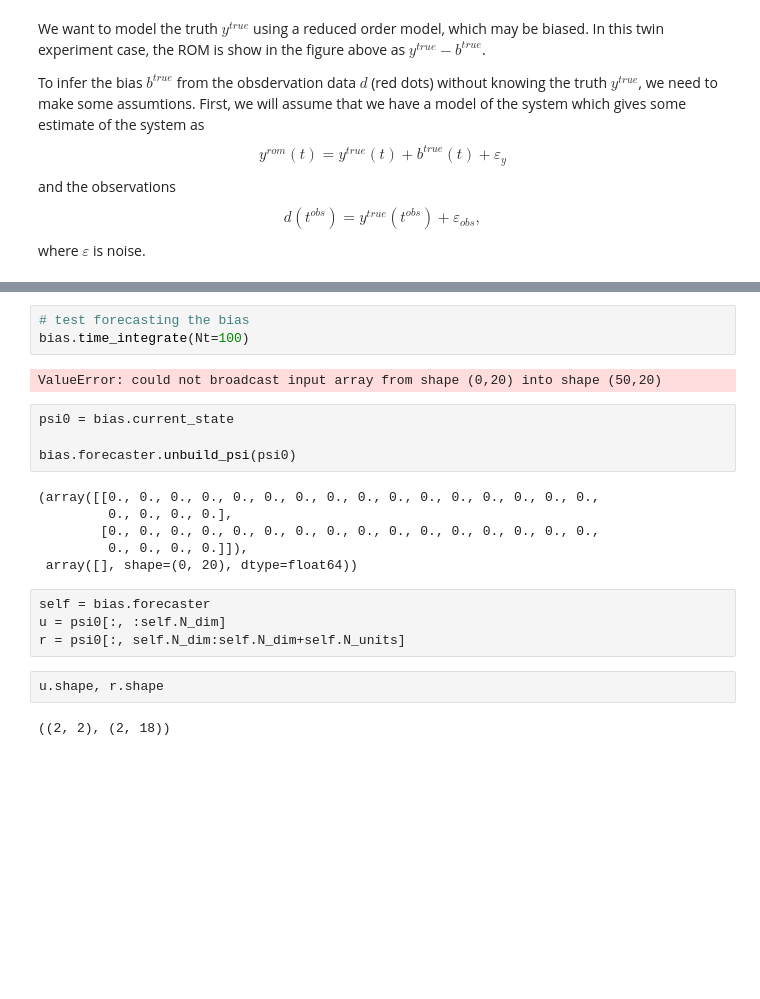
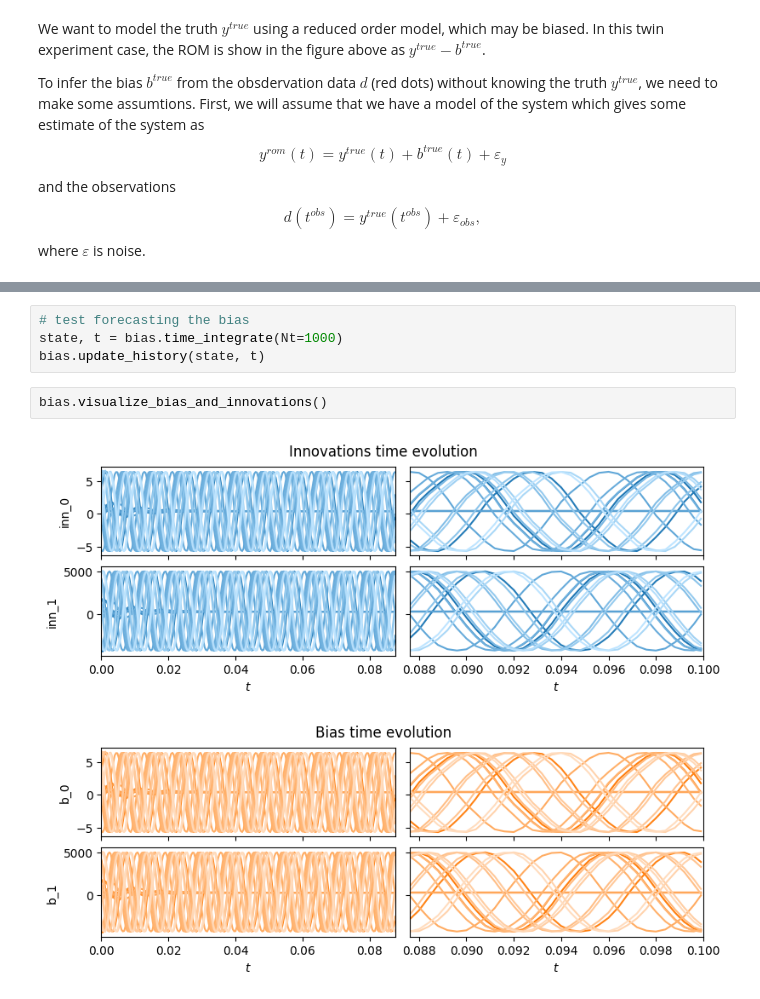
Before and after one commit to andreanovoa/real-time-bias-aware-DA, a Jupyter notebook: scripts/tutorials/0_How_to_repo/05_Class_Bias.ipynb, the cells around one changed output, grey strips where cells are left out. Drawn from its saved outputs; the diff is of its cells as text; blank space fills up the shorter version.

```diff
--- a/scripts/tutorials/0_How_to_repo/05_Class_Bias.ipynb
+++ b/scripts/tutorials/0_How_to_repo/05_Class_Bias.ipynb
@@ -94,24 +93,10 @@ bias.print_bias_parameters()
          upsample = 4
 # %%
 # test forecasting the bias
-bias.time_integrate(Nt=100)
+state, t = bias.time_integrate(Nt=1000)
+bias.update_history(state, t)
-# %% [output]
-ValueError: could not broadcast input array from shape (0,20) into shape (50,20)
-# %%
-psi0 = bias.current_state
-
-bias.forecaster.unbuild_psi(psi0)
-# %% [output]
-(array([[0., 0., 0., 0., 0., 0., 0., 0., 0., 0., 0., 0., 0., 0., 0., 0.,
-         0., 0., 0., 0.],
-        [0., 0., 0., 0., 0., 0., 0., 0., 0., 0., 0., 0., 0., 0., 0., 0.,
-         0., 0., 0., 0.]]),
- array([], shape=(0, 20), dtype=float64))
 # %%
-self = bias.forecaster
-u = psi0[:, :self.N_dim]
-r = psi0[:, self.N_dim:self.N_dim+self.N_units]
+bias.visualize_bias_and_innovations()
+# %% [output]
+[figure, added]
+[figure, added]
-# %%
-u.shape, r.shape
-# %% [output]
-((2, 2), (2, 18))
```
Also changed, not shown: parts of 3 cells of this notebook, 11 other files.
